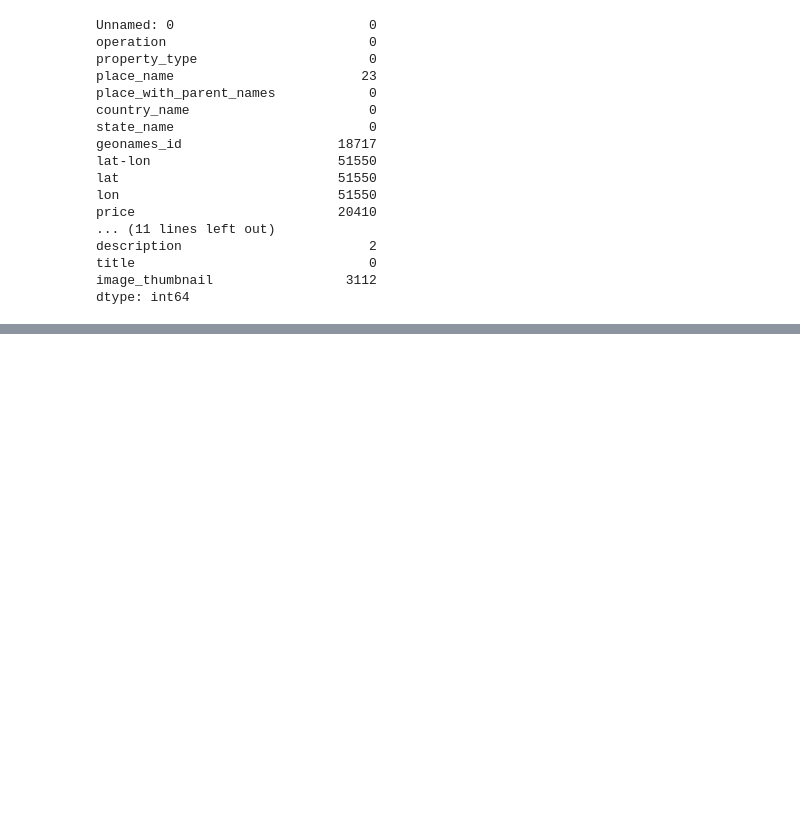
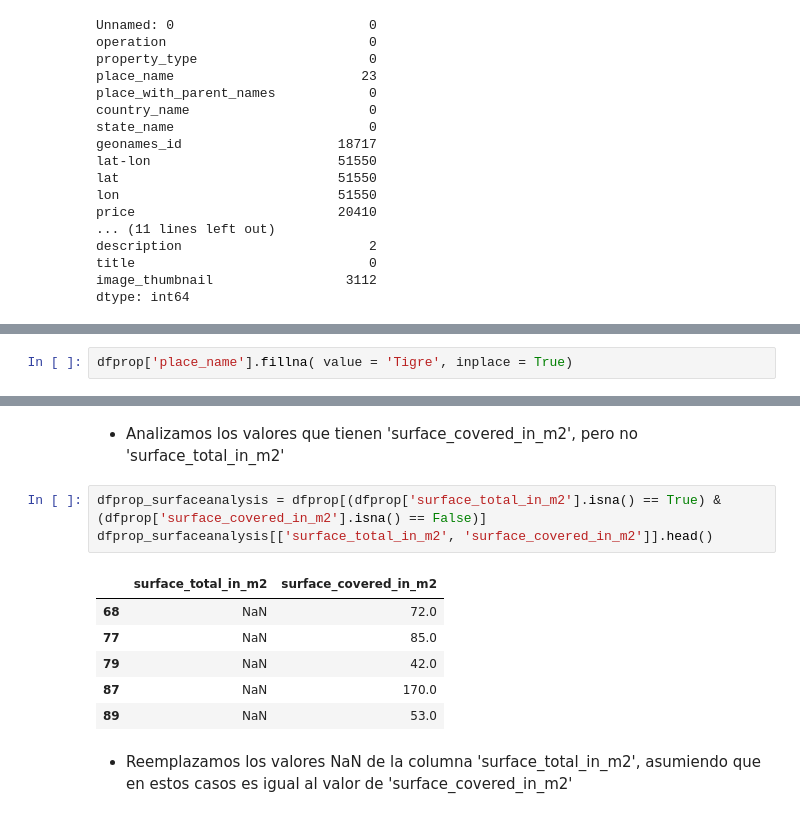
Before and after one commit to rgvillar/properati, a Jupyter notebook: Properati.ipynb, the cells around one changed output, grey strips where cells are left out. Saved outputs shown, nothing was run; the diff lists cells and outputs as text; blank space fills up the shorter version.

```diff
--- a/Properati.ipynb
+++ b/Properati.ipynb
@@ -121,0 +147,2 @@ dtype: int64
+# %%
+dfprop['place_name'].fillna( value = 'Tigre', inplace = True)
@@ -121,0 +169,14 @@ dtype: int64
+# %% [markdown]
+- Analizamos los valores que tienen 'surface_covered_in_m2', pero no 'surface_total_in_m2'
+# %%
+dfprop_surfaceanalysis = dfprop[(dfprop['surface_total_in_m2'].isna() == True) & (dfprop['surface_covered_in_m2'].isna() == False)]
+dfprop_surfaceanalysis[['surface_total_in_m2', 'surface_covered_in_m2']].head()
+# %% [output]
+|  | surface_total_in_m2 | surface_covered_in_m2 |
+| 68 | NaN | 72.0 |
+| 77 | NaN | 85.0 |
+| 79 | NaN | 42.0 |
+| 87 | NaN | 170.0 |
+| 89 | NaN | 53.0 |
+# %% [markdown]
+- Reemplazamos los valores NaN de la columna 'surface_total_in_m2', asumiendo que en estos casos es igual al valor de 'surface_covered_in_m2'
```
Also changed, not shown: parts of 14 cells of this notebook.
